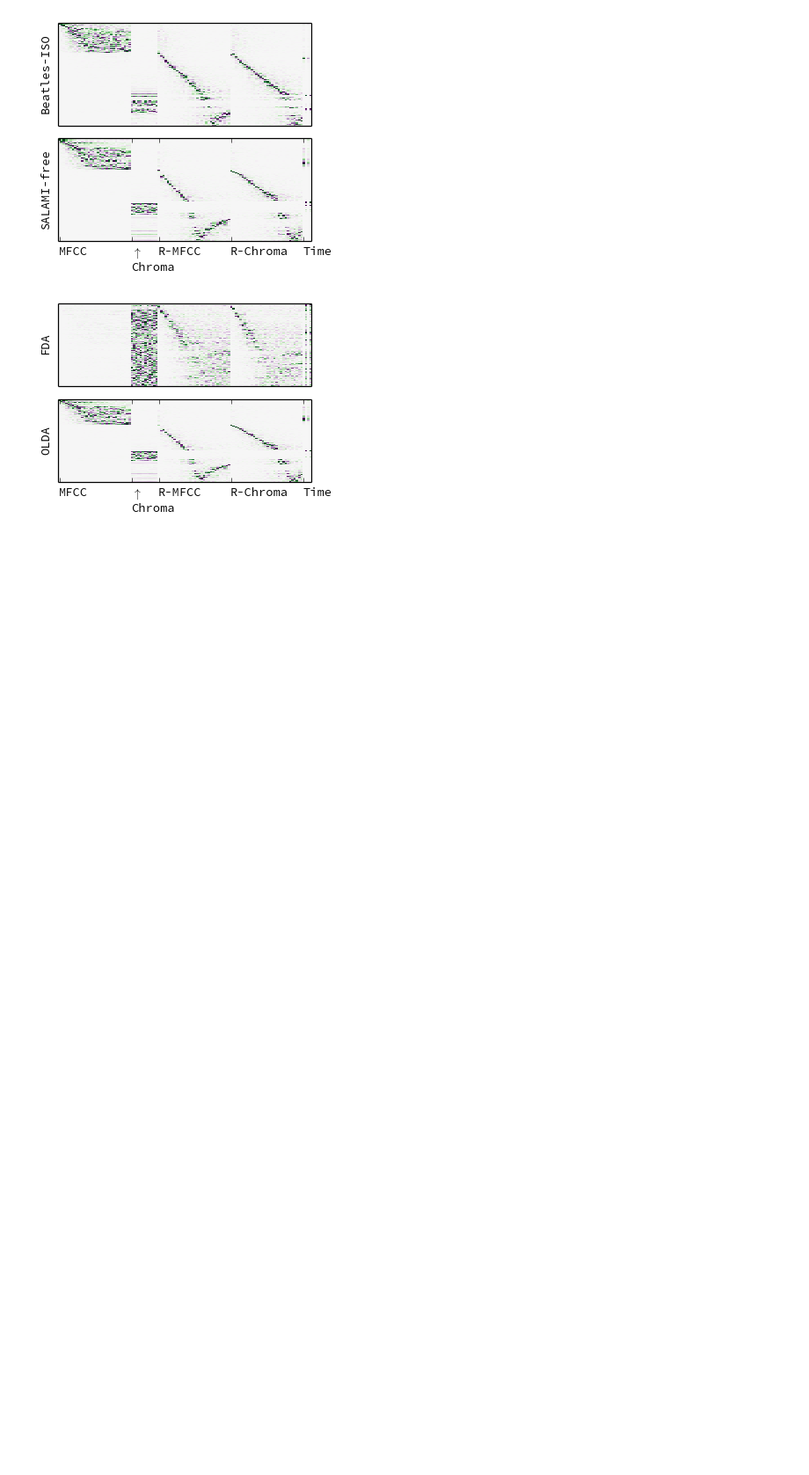
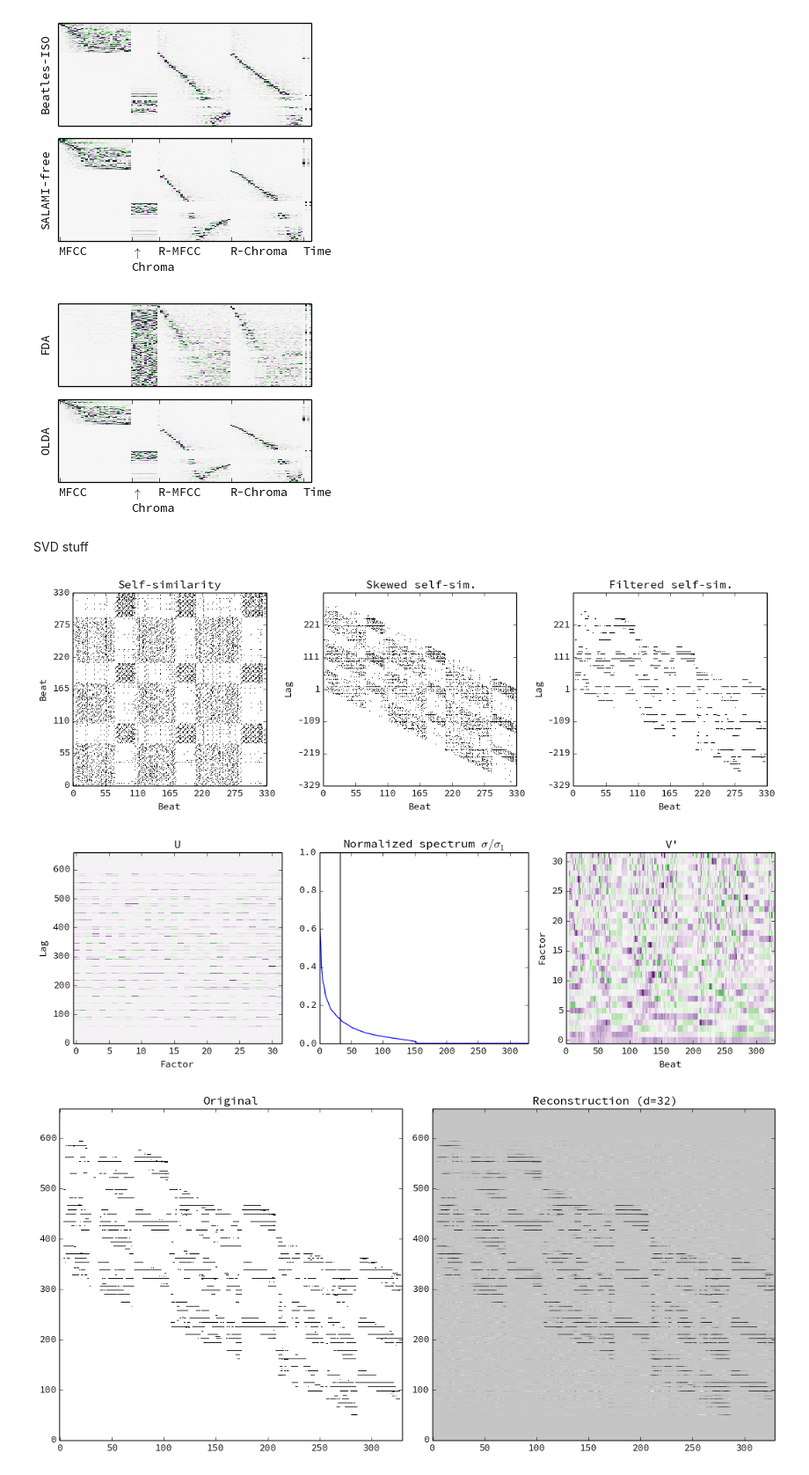
Before and after one commit to bmcfee/olda, a Jupyter notebook: code/ICASSP 2013 - Segmentation.ipynb, the cells around one changed output. Shown: that part at 88% size. Cells and saved outputs as stored; diff of their text form; code cells hidden in the pictures; blank space fills up the shorter version.

```diff
--- a/code/ICASSP 2013 - Segmentation.ipynb
+++ b/code/ICASSP 2013 - Segmentation.ipynb
@@ -439,3 +439,5 @@ tight_layout()
 savefig('/home/bmcfee/git/olda/paper/figs/fda-vs-olda.pdf', format='pdf', pad_inches=0, transparent=True)
 # %% [output]
 [figure]
+# %% [markdown]
+SVD stuff
@@ -441,0 +516,6 @@ savefig('/home/bmcfee/git/olda/paper/figs/fda-vs-olda.pdf', format='pdf', pad_in
+# %%
+rep_feature_svd(M)#[:,40:137])
+# %% [output]
+[figure, added]
+[figure, added]
+[figure, added]
```
Also changed, not shown: parts of 1 cell of this notebook, 2 other files.
